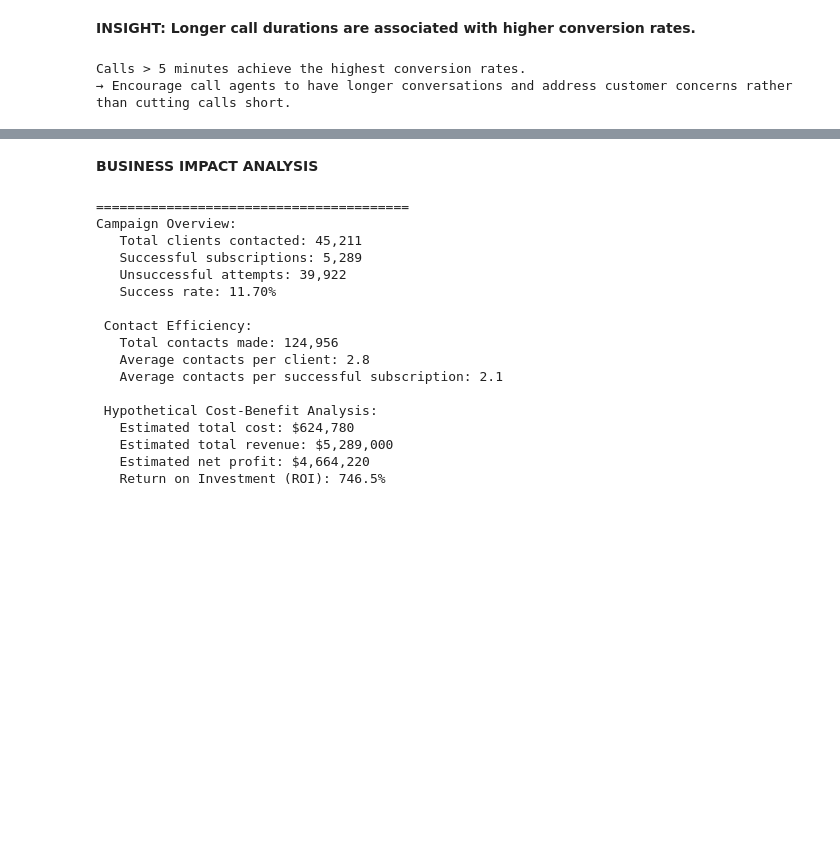
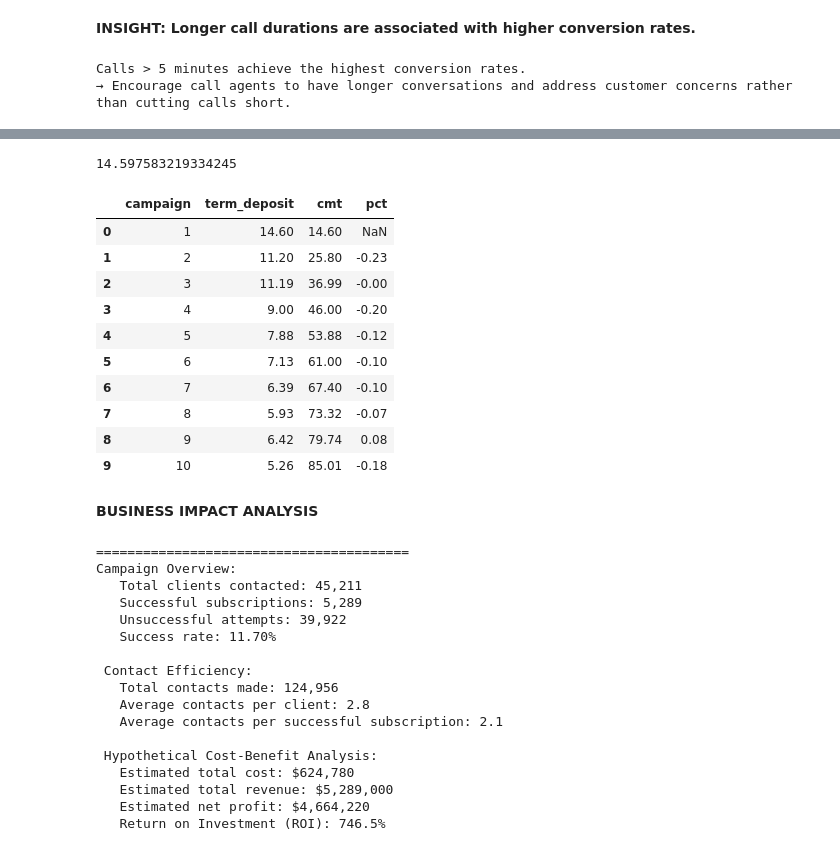
Before and after one commit to annugit1655/Bank-TeleMarketing, a Jupyter notebook: notebooks/02-bivariate-correlation-analysis.ipynb, the cells around one changed output, grey strips where cells are left out. Drawn from its saved outputs; the diff is of its cells as text; code cells hidden in the pictures; blank space fills up the shorter version.

```diff
--- a/notebooks/02-bivariate-correlation-analysis.ipynb
+++ b/notebooks/02-bivariate-correlation-analysis.ipynb
@@ -827,3 +920,25 @@ for contacts, rate in campaign_subscription[:10].items():
+# %%
+campaign_success[campaign_success.index==3]['success_rate'].values[0]
+campaign_success['success_rate'].max()
+# %% [output]
+14.597583219334245
+# %%
+h = campaign_subscription[:10].reset_index()
+h = h.assign(cmt=h['term_deposit'].cumsum())
+h = h.assign(pct=h['term_deposit'].pct_change())
+h
+# %% [output]
+|  | campaign | term_deposit | cmt | pct |
+| 0 | 1 | 14.60 | 14.60 | NaN |
+| 1 | 2 | 11.20 | 25.80 | -0.23 |
+| 2 | 3 | 11.19 | 36.99 | -0.00 |
+| 3 | 4 | 9.00 | 46.00 | -0.20 |
+| 4 | 5 | 7.88 | 53.88 | -0.12 |
+| 5 | 6 | 7.13 | 61.00 | -0.10 |
+| 6 | 7 | 6.39 | 67.40 | -0.10 |
+| 7 | 8 | 5.93 | 73.32 | -0.07 |
+| 8 | 9 | 6.42 | 79.74 | 0.08 |
+| 9 | 10 | 5.26 | 85.01 | -0.18 |
 # %%
 # compute business impact metrics
 display_md("**BUSINESS IMPACT ANALYSIS**")
```
Also changed, not shown: parts of 9 cells of this notebook.
